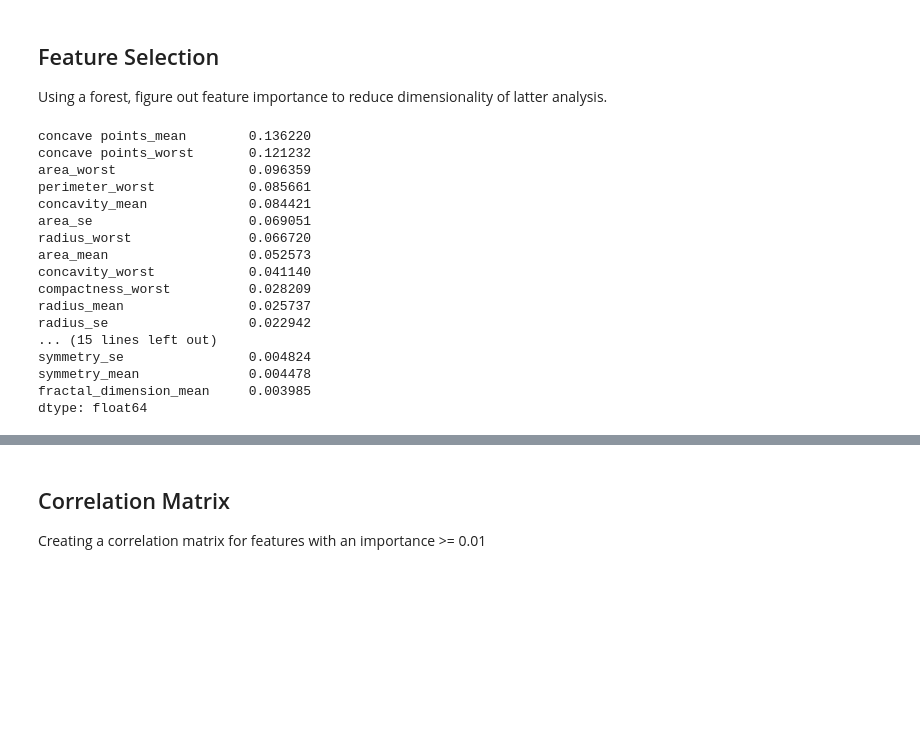
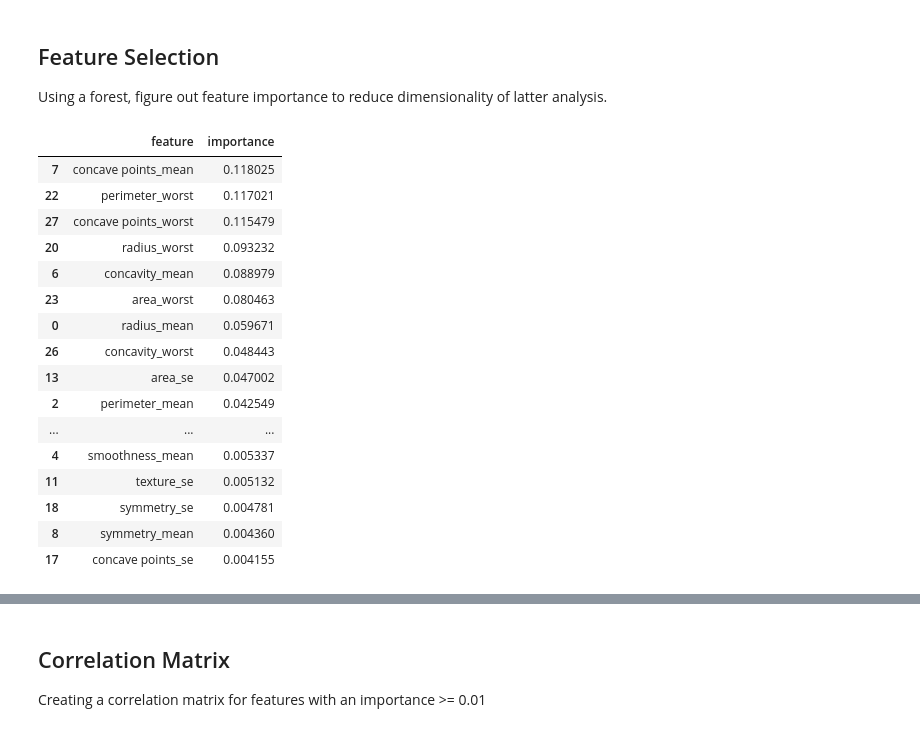
Before and after one commit to mgkosten/CS3870_FinalProject, a Jupyter notebook: finalProject.ipynb, the cells around one changed output, grey strips where cells are left out. Saved outputs shown, nothing was run; the diff lists cells and outputs as text; code cells hidden in the pictures; blank space fills up the shorter version.

```diff
--- a/finalProject.ipynb
+++ b/finalProject.ipynb
@@ -89,25 +89,29 @@ from sklearn.ensemble import RandomForestClassifier
 model = RandomForestClassifier()
 model.fit(X_train, y_train)
 importances = model.feature_importances_
-
-# Display feature importances
-feature_importances = pd.Series(importances, index=X_train.columns)
-print(feature_importances.sort_values(ascending=False))
-# %% [output]
-concave points_mean        0.136220
-concave points_worst       0.121232
-area_worst                 0.096359
-perimeter_worst            0.085661
-concavity_mean             0.084421
-area_se                    0.069051
-radius_worst               0.066720
-area_mean                  0.052573
-concavity_worst            0.041140
-compactness_worst          0.028209
-radius_mean                0.025737
-radius_se                  0.022942
-... (15 lines left out)
-symmetry_se                0.004824
-symmetry_mean              0.004478
-fractal_dimension_mean     0.003985
-dtype: float64
+# %%
+# Display feature importances
+feature_importances = pd.DataFrame({
+    'feature' : X_train.columns,
+    'importance' : importances
+}).sort_values(by = 'importance', ascending = False)
+
+feature_importances
+# %% [output]
+|  | feature | importance |
+| 7 | concave points_mean | 0.118025 |
+| 22 | perimeter_worst | 0.117021 |
+| 27 | concave points_worst | 0.115479 |
+| 20 | radius_worst | 0.093232 |
+| 6 | concavity_mean | 0.088979 |
+| 23 | area_worst | 0.080463 |
+| 0 | radius_mean | 0.059671 |
+| 26 | concavity_worst | 0.048443 |
+| 13 | area_se | 0.047002 |
+| 2 | perimeter_mean | 0.042549 |
+| ... | ... | ... |
+| 4 | smoothness_mean | 0.005337 |
+| 11 | texture_se | 0.005132 |
+| 18 | symmetry_se | 0.004781 |
+| 8 | symmetry_mean | 0.004360 |
+| 17 | concave points_se | 0.004155 |
```
Also changed, not shown: parts of 3 cells of this notebook.
